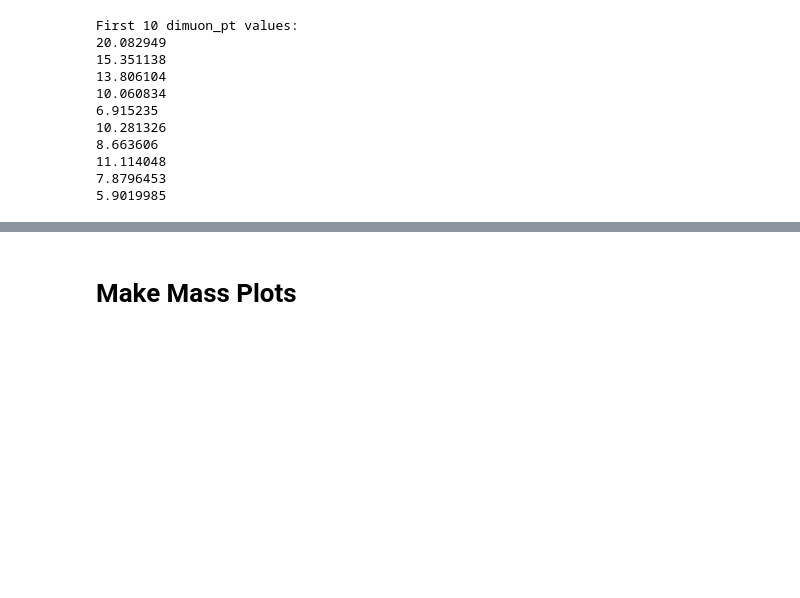
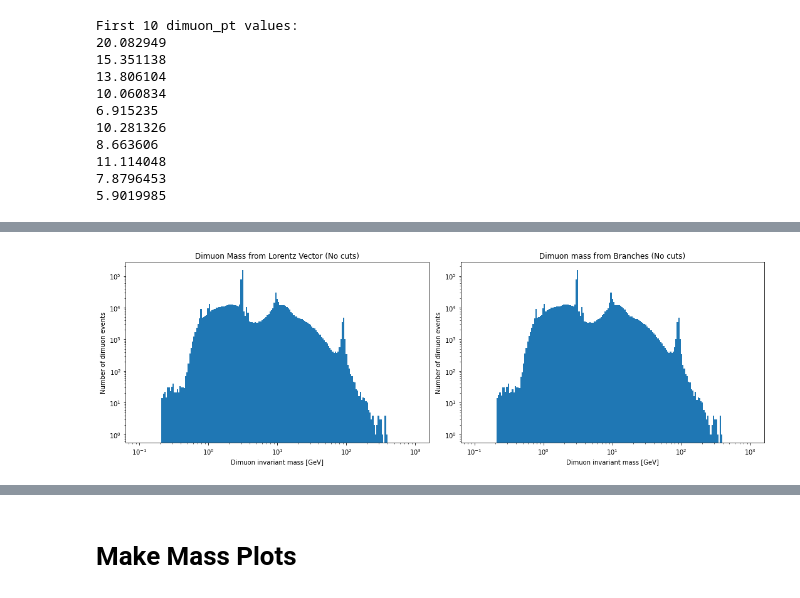
Before and after one commit to blianggilman/Dimuon-Resonances-Prompt-Analysis, a Jupyter notebook: makeMassPlots.ipynb, the cells around one changed output, grey strips where cells are left out. Saved outputs shown, nothing was run; the diff lists cells and outputs as text; code cells hidden in the pictures; blank space fills up the shorter version.

```diff
--- a/makeMassPlots.ipynb
+++ b/makeMassPlots.ipynb
@@ -98,0 +102,28 @@ plt.show()
+# %%
+#NO CUTS
+mu1p_nocuts = uproot3_methods.TLorentzVectorArray.from_ptetaphim(table['muon1_pt'], table['muon1_eta'], table['muon1_phi'], 0.1056583745)
+mu2p_nocuts = uproot3_methods.TLorentzVectorArray.from_ptetaphim(table['muon2_pt'], table['muon2_eta'], table['muon2_phi'], 0.1056583745)
+parentp_nocuts = mu1p_nocuts + mu2p_nocuts
+# %%
+#No cuts
+fig, axes = plt.subplots(nrows=1, ncols=2, figsize=(15, 5))
+
+axes[0].hist(parentp_nocuts.mass, bins=np.logspace(np.log10(0.1), np.log10(1000), 200))
+axes[0].set_title('Dimuon Mass from Lorentz Vector (No cuts)')
+axes[0].set_xlabel('Dimuon invariant mass [GeV]')
+axes[0].set_ylabel('Number of dimuon events')
+axes[0].set_xscale('log')
+axes[0].set_yscale('log')
+
+# axes[1].hist(branches['dimuon_mass'].flatten(), bins=100, range=(0,5))
+dimuon_mass_branches = branches['dimuon_mass'].flatten()
+axes[1].hist(dimuon_mass_branches, bins=np.logspace(np.log10(0.1), np.log10(1000), 200))
+axes[1].set_title('Dimuon mass from Branches (No cuts)')
+axes[1].set_xlabel('Dimuon invariant mass [GeV]')
+axes[1].set_ylabel('Number of dimuon events')
+axes[1].set_xscale('log')
+axes[1].set_yscale('log')
+
+fig.tight_layout()
+# %% [output]
+[figure, added]
```
Also changed, not shown: parts of 27 cells of this notebook.
